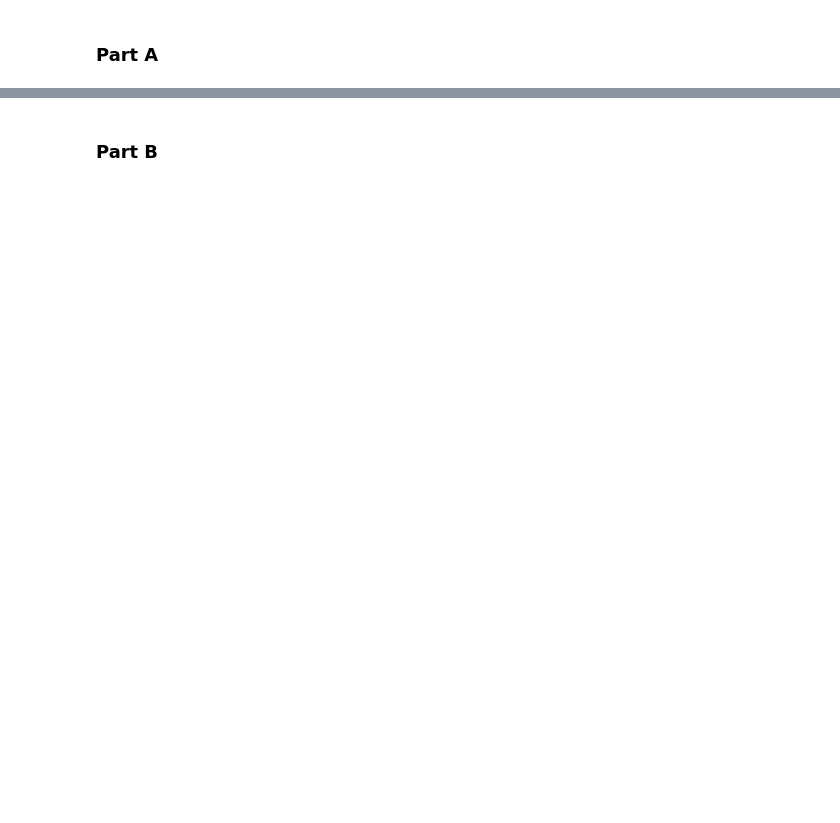
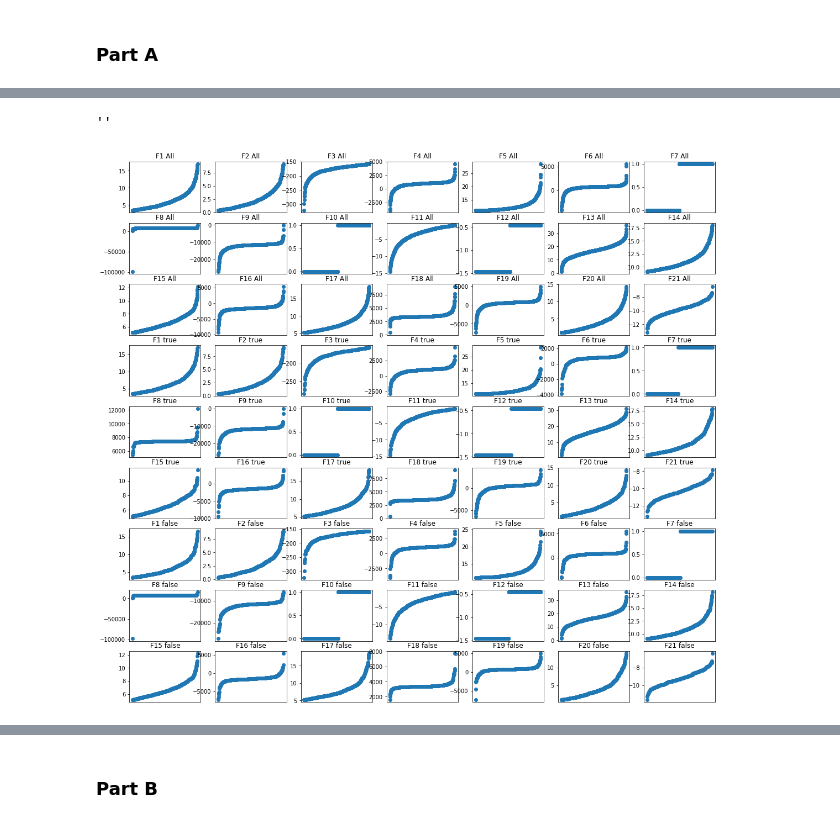
Before and after one commit to 11BelowStudio/ce802labs, a Jupyter notebook: assignment/CE802_P2_Notebook.ipynb, the cells around one changed output, grey strips where cells are left out. Saved outputs shown, nothing was run; the diff lists cells and outputs as text; code cells hidden in the pictures; blank space fills up the shorter version.

```diff
--- a/assignment/CE802_P2_Notebook.ipynb
+++ b/assignment/CE802_P2_Notebook.ipynb
@@ -7,0 +104,41 @@ import pandas as pd
+# %%
+def show_all_data_curves(inputs_np: np.ndarray, labels_np: np.ndarray, all_columns, sorting = True, rows = 3, row_height=2, wh_ratio = 4/3, show_all_details = True) -> plt.Figure:
+    t_data: np.ndarray = inputs_np[labels_np]
+    f_data: np.ndarray = inputs_np[~labels_np]
+
+    total_cols = inputs_np.shape[1]
+    cols = math.ceil(total_cols/rows)
+
+    actual_rows = rows * (3 if show_all_details else 1)
+
+    newplot: plt.Figure = plt.figure(figsize=(math.ceil(cols * row_height * wh_ratio), actual_rows * row_height))
+
+    for i in range(total_cols):
+        ax: plt.Axes = newplot.add_subplot(actual_rows, cols, i+1)
+        this_sort: np.ndarray = np.sort(inputs_np[:,i]) if sorting else inputs_np[:,i]
+        ax.scatter([i for i in range(len(this_sort))], this_sort)
+        ax.set_xticks([],[])
+        ax.set_title(all_columns[i] + " All")
+
+    if show_all_details:
+        for i in range(total_cols):
+            ax: plt.Axes = newplot.add_subplot(actual_rows, cols, i+1 + total_cols)
+            this_sort: np.ndarray = np.sort(t_data[:,i]) if sorting else t_data[:,i]
+            ax.scatter([i for i in range(len(this_sort))], this_sort)
+            ax.set_xticks([],[])
+            ax.set_title(all_columns[i] + " true")
+
+        for i in range(total_cols):
+            ax: plt.Axes = newplot.add_subplot(actual_rows, cols, i+1 + (total_cols * 2))
+            this_sort: np.ndarray = np.sort(f_data[:,i]) if sorting else f_data[:,i]
+            ax.scatter([i for i in range(len(this_sort))], this_sort)
+            ax.set_xticks([],[])
+            ax.set_title(all_columns[i] + " false")
+
+    return newplot
+# %%
+show_all_data_curves(_all_data_inputs, _all_data_classes, all_data.columns)
+""
+# %% [output]
+''
+[figure, added]
```
Also changed, not shown: parts of 19 cells of this notebook.
